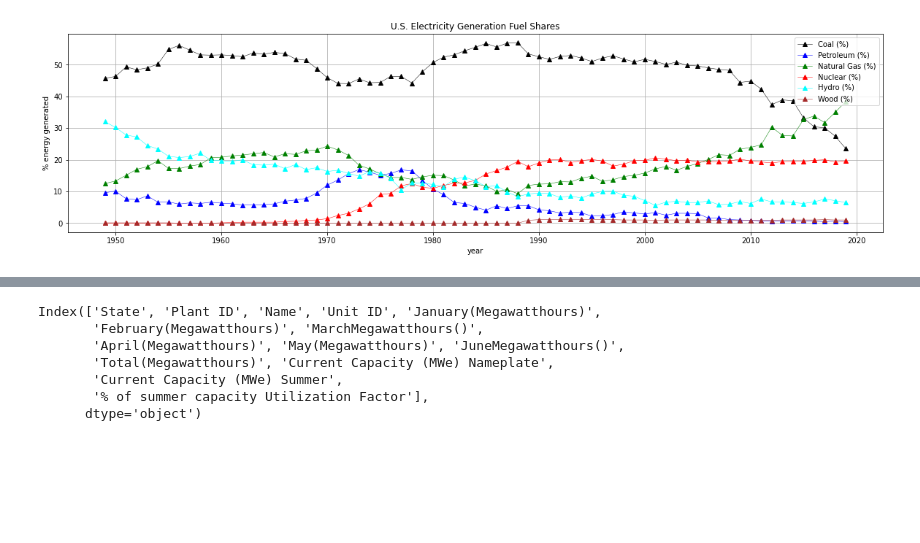
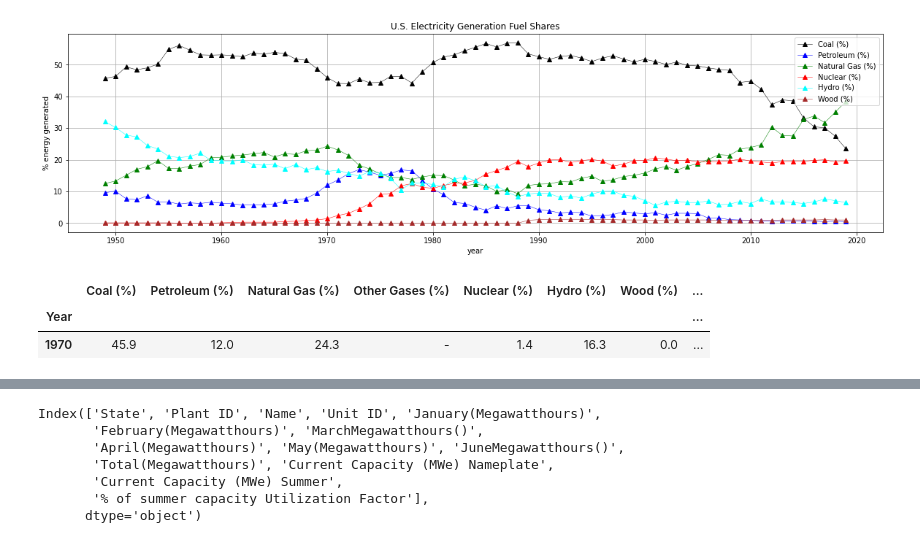
Before and after one commit to jhillner/Group-Project-1, a Jupyter notebook: Code/energy_statistics.ipynb, the cells around one changed output, grey strips where cells are left out. Cells and saved outputs as stored; diff of their text form; code cells hidden in the pictures; blank space fills up the shorter version.

```diff
--- a/Code/energy_statistics.ipynb
+++ b/Code/energy_statistics.ipynb
@@ -94,3 +94,13 @@ plt.savefig("../Figures/U.S. Electricity Generation Fuel Shares.png")
 plt.show()
 # %% [output]
 [figure]
+# %%
+energy2019=energy_stats[energy_stats['Year']==2019]
+energy2019.set_index("Year",inplace=True)
+energy1970=energy_stats[energy_stats['Year']==1970]
+energy1970.set_index("Year",inplace=True)
+energy1970
+# %% [output]
+|  | Coal (%) | Petroleum (%) | Natural Gas (%) | Other Gases (%) | Nuclear (%) | Hydro (%) | Wood (%) | ... |
+| Year |  |  |  |  |  |  |  | ... |
+| 1970 | 45.9 | 12.0 | 24.3 | - | 1.4 | 16.3 | 0.0 | ... |
```
Also changed, not shown: parts of 6 cells of this notebook, 2 other files.
